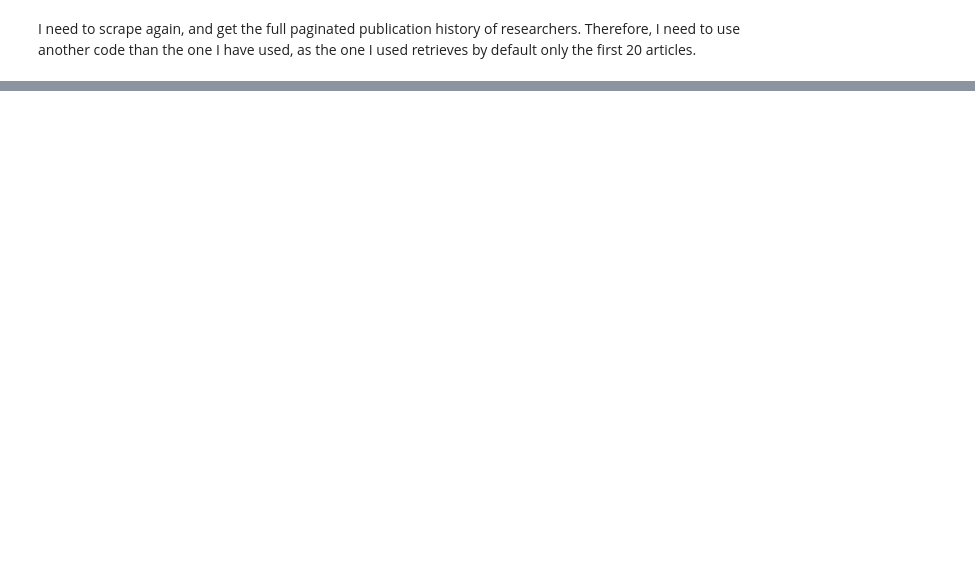
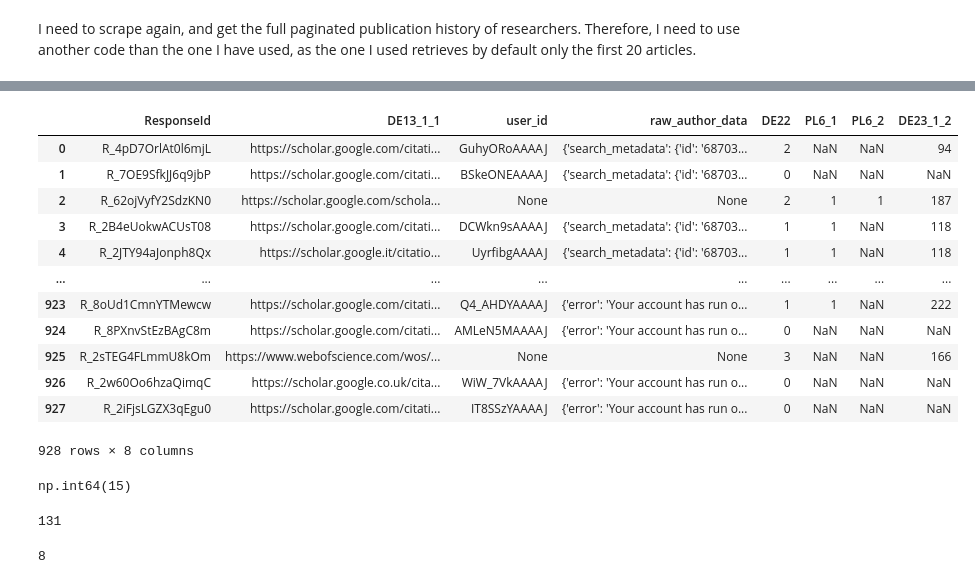
Before and after one commit to Ppandda/parenthood, a Jupyter notebook: parenthood_europe/notebooks/H1/get_data/getting_temporal_data.ipynb, the cells around one changed output, grey strips where cells are left out. Drawn from its saved outputs; the diff is of its cells as text; code cells hidden in the pictures; blank space fills up the shorter version.

```diff
--- a/parenthood_europe/notebooks/H1/get_data/getting_temporal_data.ipynb
+++ b/parenthood_europe/notebooks/H1/get_data/getting_temporal_data.ipynb
@@ -1122,5 +1092,7 @@ Skipping row with invalid author_id: None
 # %%
 gs_df.to_pickle("gs_df_with_raw_author_data.pkl")
+# %%
+gs_df = pd.read_pickle("gs_df_with_raw_author_data.pkl")
 # %%
 gs_df['raw_author_data'].isna().sum()
 # %% [output]
@@ -1293,0 +1396,5 @@ Lisette Key: bfd2f4c34b6645eaba0883182202432a915fabee41f37b42d7f6e7140f4e7697
+# %%
+import pandas as pd
+
+raw_df = pd.read_excel("../../../data/original_raw_data/Parenthood in Academia_November 7, 2024_15.52.xlsx")
+raw_df.head()
@@ -1293,0 +1409,33 @@ Lisette Key: bfd2f4c34b6645eaba0883182202432a915fabee41f37b42d7f6e7140f4e7697
+# %%
+cols_to_add = ["ResponseId", "DE22", "PL6_1", "PL6_2", "DE23_1_2"]
+selected_cols = raw_df[cols_to_add]
+
+gs_df = gs_df.merge(selected_cols, how='left', on='ResponseId')
+# %%
+gs_df
+# %% [output]
+|  | ResponseId | DE13_1_1 | user_id | raw_author_data | DE22 | PL6_1 | PL6_2 | DE23_1_2 |
+| 0 | R_4pD7OrlAt0l6mjL | https://scholar.google.com/citati... | GuhyORoAAAAJ | {'search_metadata': {'id': '68703... | 2 | NaN | NaN | 94 |
+| 1 | R_7OE9SfkJJ6q9jbP | https://scholar.google.com/citati... | BSkeONEAAAAJ | {'search_metadata': {'id': '68703... | 0 | NaN | NaN | NaN |
+| 2 | R_62ojVyfY2SdzKN0 | https://scholar.google.com/schola... | None | None | 2 | 1 | 1 | 187 |
+| 3 | R_2B4eUokwACUsT08 | https://scholar.google.com/citati... | DCWkn9sAAAAJ | {'search_metadata': {'id': '68703... | 1 | 1 | NaN | 118 |
+| 4 | R_2JTY94aJonph8Qx | https://scholar.google.it/citatio... | UyrfibgAAAAJ | {'search_metadata': {'id': '68703... | 1 | 1 | NaN | 118 |
+| ... | ... | ... | ... | ... | ... | ... | ... | ... |
+| 923 | R_8oUd1CmnYTMewcw | https://scholar.google.com/citati... | Q4_AHDYAAAAJ | {'error': 'Your account has run o... | 1 | 1 | NaN | 222 |
+| 924 | R_8PXnvStEzBAgC8m | https://scholar.google.com/citati... | AMLeN5MAAAAJ | {'error': 'Your account has run o... | 0 | NaN | NaN | NaN |
+| 925 | R_2sTEG4FLmmU8kOm | https://www.webofscience.com/wos/... | None | None | 3 | NaN | NaN | 166 |
+| 926 | R_2w60Oo6hzaQimqC | https://scholar.google.co.uk/cita... | WiW_7VkAAAAJ | {'error': 'Your account has run o... | 0 | NaN | NaN | NaN |
+| 927 | R_2iFjsLGZX3qEgu0 | https://scholar.google.com/citati... | IT8SSzYAAAAJ | {'error': 'Your account has run o... | 0 | NaN | NaN | NaN |
+928 rows × 8 columns
+# %%
+gs_df['DE22'].isna().sum()
+# %% [output]
+np.int64(15)
+# %%
+gs_df[(gs_df['DE22'] > 0) & (gs_df['PL6_1'].isna())].shape[0]
+# %% [output]
+131
+# %%
+gs_df[(gs_df['DE22'] > 0) & (gs_df['PL6_1'].isna()) & (gs_df['user_id'].isna())].shape[0]
+# %% [output]
+8
```
Also changed, not shown: parts of 38 cells of this notebook, 7 other files.
